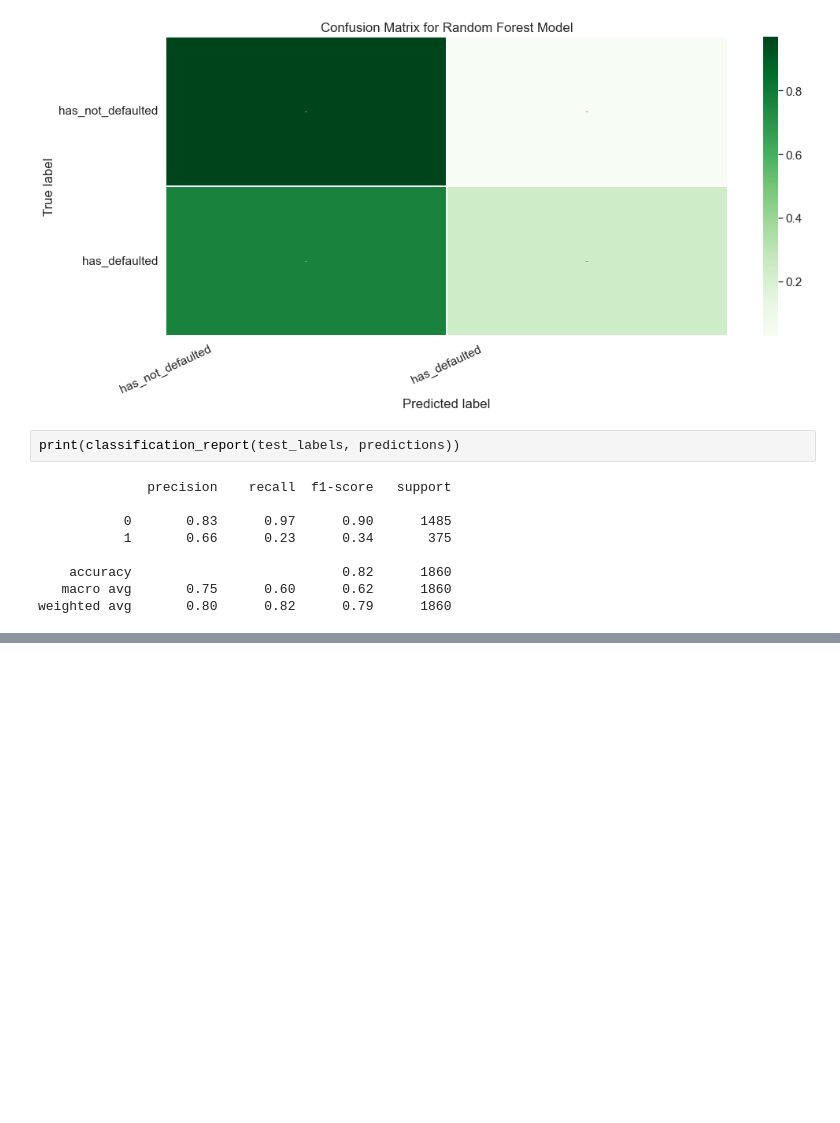
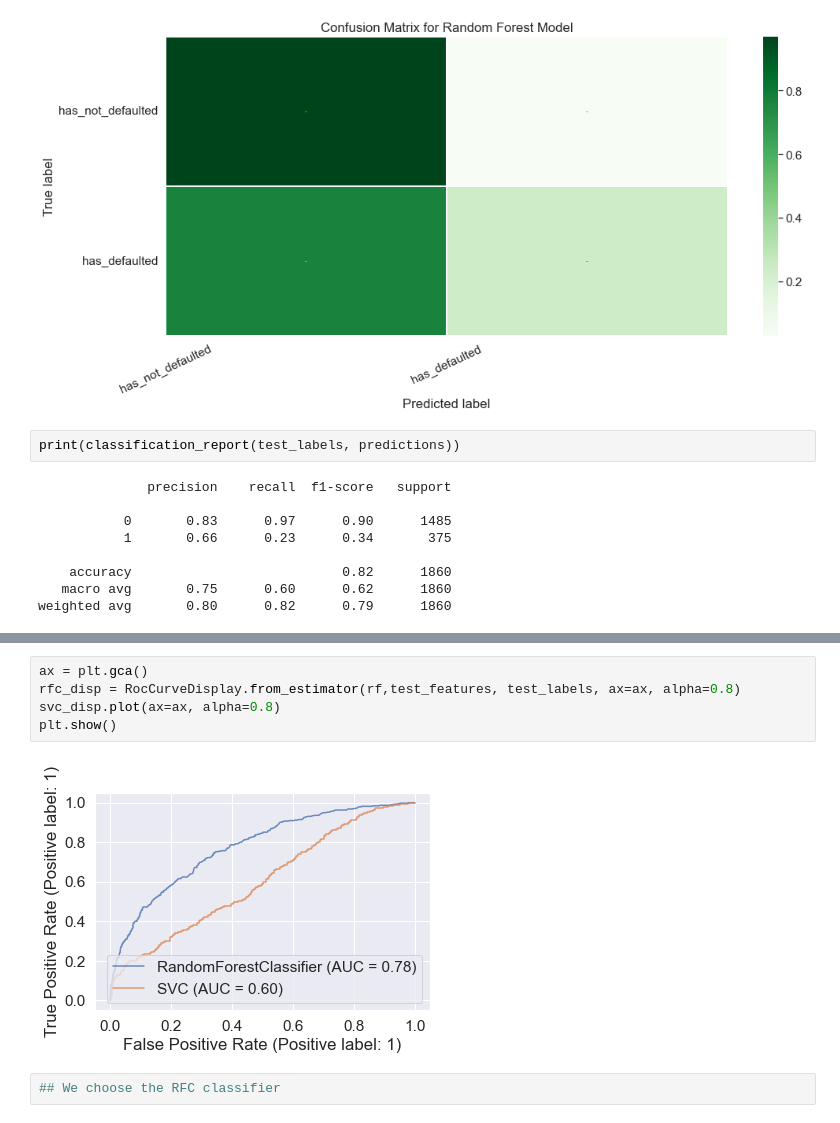
Before and after one commit to Martin-Qvr/XAI-Fairness, a Jupyter notebook: own_model.ipynb, the cells around one changed output, grey strips where cells are left out. Drawn from its saved outputs; the diff is of its cells as text; blank space fills up the shorter version.

```diff
--- a/own_model.ipynb
+++ b/own_model.ipynb
@@ -114,0 +134,9 @@ weighted avg       0.80      0.82      0.79      1860
+# %%
+ax = plt.gca()
+rfc_disp = RocCurveDisplay.from_estimator(rf,test_features, test_labels, ax=ax, alpha=0.8)
+svc_disp.plot(ax=ax, alpha=0.8)
+plt.show()
+# %% [output]
+[figure, added]
+# %%
+## We choose the RFC classifier
```
Also changed, not shown: parts of 3 cells of this notebook, 1 other file.
